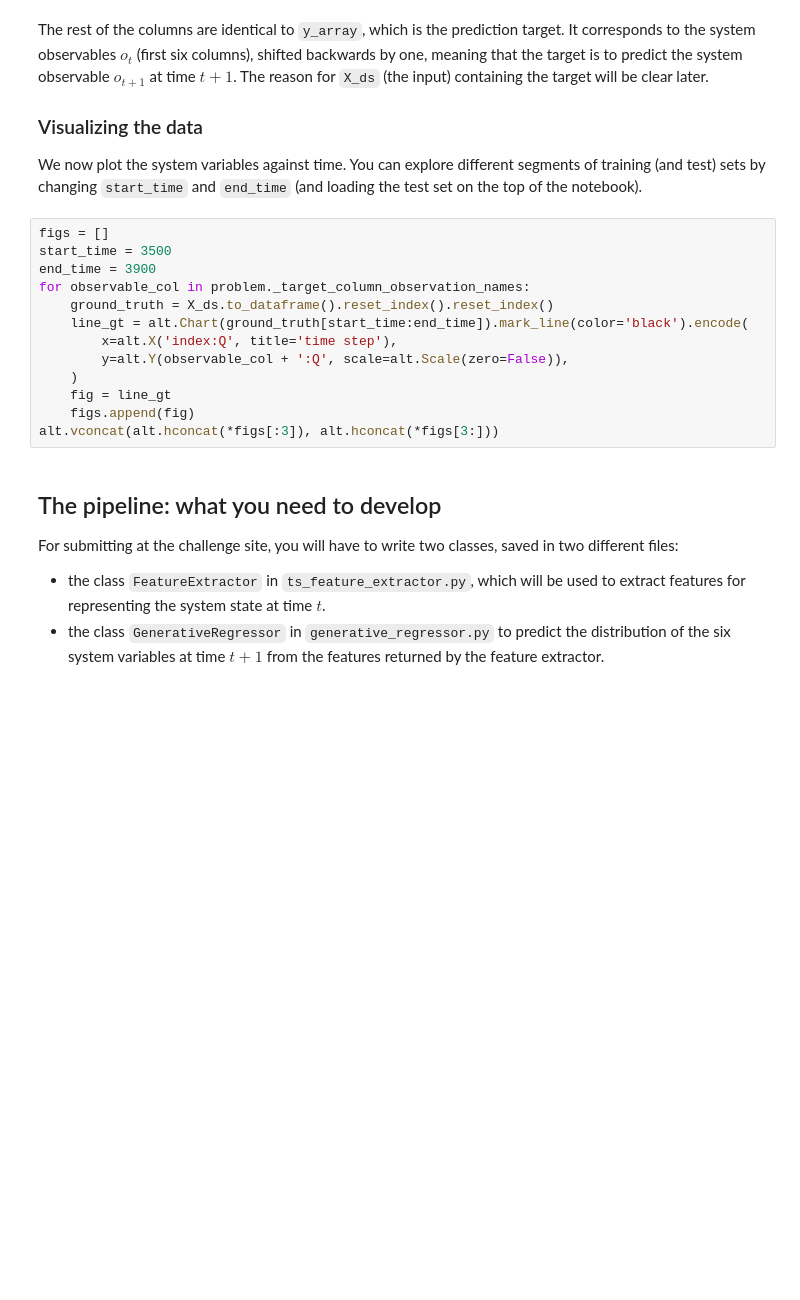
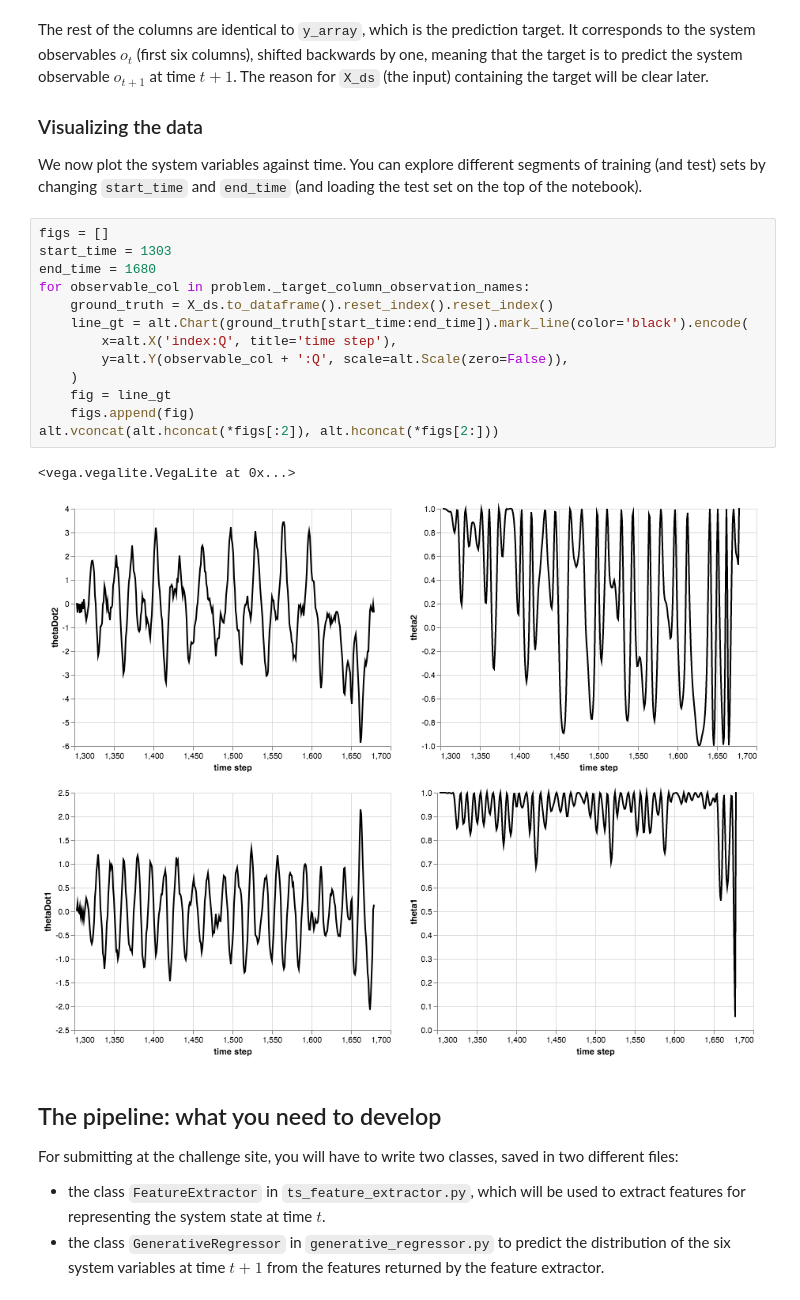
Before and after one commit to ramp-kits/acrobot, a Jupyter notebook: acrobot_starting_kit.ipynb, the cells around one changed output. Cells and saved outputs as stored; diff of their text form; blank space fills up the shorter version.

Commit message:
starting kit with safety

```diff
--- a/acrobot_starting_kit.ipynb
+++ b/acrobot_starting_kit.ipynb
@@ -121,17 +145,20 @@ The rest of the columns are identical to `y_array`, which is the prediction targ
 We now plot the system variables against time. You can explore different segments of training (and test) sets by changing `start_time` and `end_time` (and loading the test set on the top of the notebook).
 # %%
 figs = []
-start_time = 3500
-end_time = 3900
+start_time = 1303
+end_time = 1680
 for observable_col in problem._target_column_observation_names:
     ground_truth = X_ds.to_dataframe().reset_index().reset_index()
     line_gt = alt.Chart(ground_truth[start_time:end_time]).mark_line(color='black').encode(
         x=alt.X('index:Q', title='time step'),
         y=alt.Y(observable_col + ':Q', scale=alt.Scale(zero=False)),
     )
     fig = line_gt
     figs.append(fig)
-alt.vconcat(alt.hconcat(*figs[:3]), alt.hconcat(*figs[3:]))
+alt.vconcat(alt.hconcat(*figs[:2]), alt.hconcat(*figs[2:]))
+# %% [output]
+<vega.vegalite.VegaLite at 0x...>
+[figure, added]
 # %% [markdown]
 ## The pipeline: what you need to develop
 
```
Also changed, not shown: parts of 18 cells of this notebook, 1 other file.
